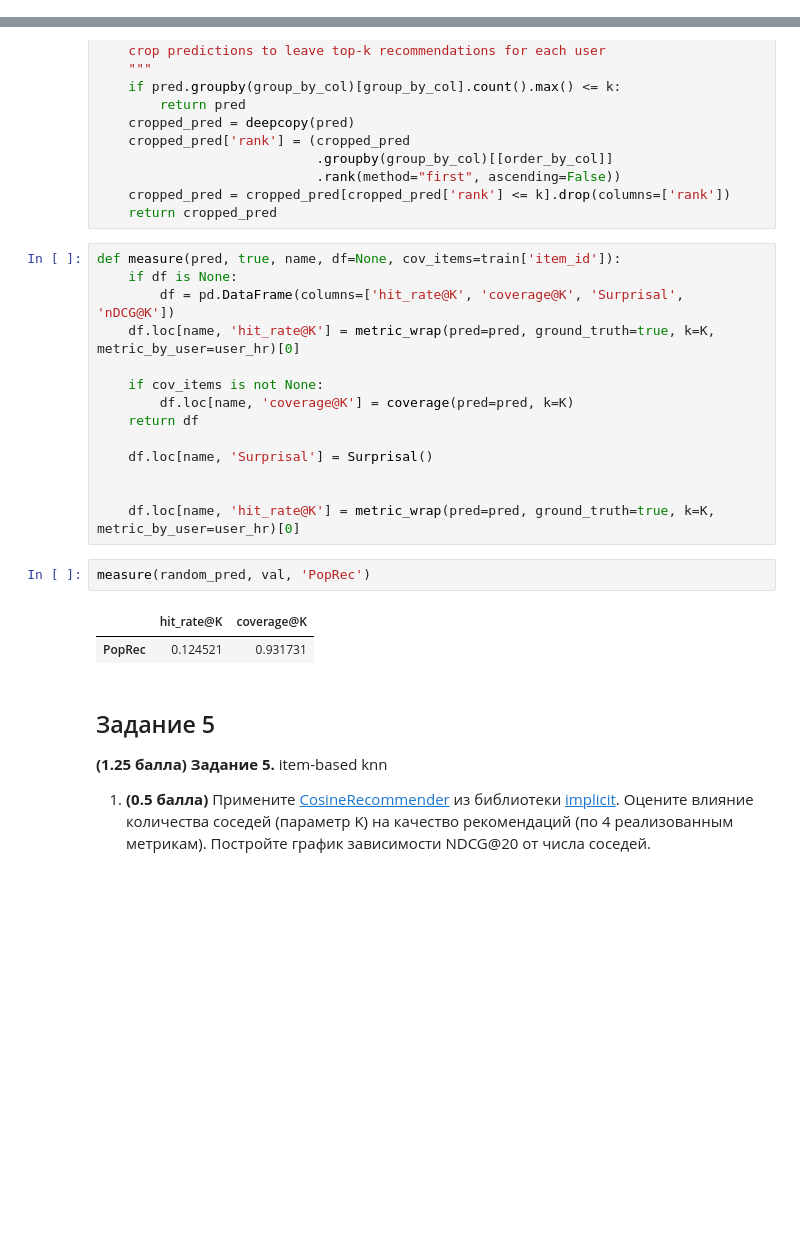
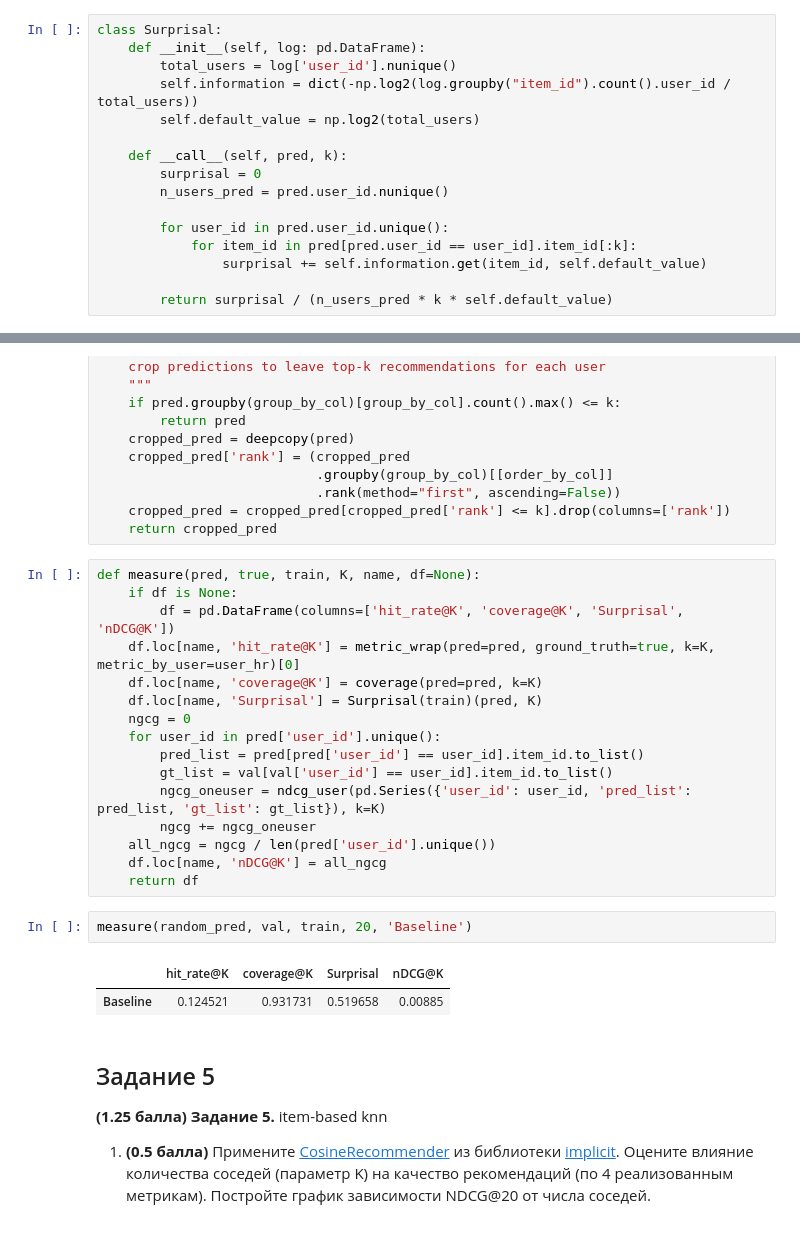
Before and after one commit to DlMarsh/RecSys-Homework, a Jupyter notebook: homeworks/hw_01/rs_hw01.ipynb, the cells around one changed output, grey strips where cells are left out. Cells and saved outputs as stored; diff of their text form; blank space fills up the shorter version.

```diff
--- a/homeworks/hw_01/rs_hw01.ipynb
+++ b/homeworks/hw_01/rs_hw01.ipynb
@@ -399,3 +382,19 @@ class Surprisal:
+# %%
+class Surprisal:
+    def __init__(self, log: pd.DataFrame):
+        total_users = log['user_id'].nunique()
+        self.information = dict(-np.log2(log.groupby("item_id").count().user_id / total_users))
+        self.default_value = np.log2(total_users)
+
+    def __call__(self, pred, k):
+        surprisal = 0
+        n_users_pred = pred.user_id.nunique()
+
+        for user_id in pred.user_id.unique():
+            for item_id in pred[pred.user_id == user_id].item_id[:k]:
+                surprisal += self.information.get(item_id, self.default_value)
+
+        return surprisal / (n_users_pred * k * self.default_value)
 # %%
 surp = Surprisal(pd.DataFrame({'user_id': [1, 2, 3, 3], 'item_id': [1, 2, 2, 3], 'relevance': [0.5, 0.1, 1., 0.1]}))
 assert math.isclose(surp(pd.DataFrame({'user_id': [1], 'item_id': [4], 'relevance': [0.5]}), k=1), 1)
@@ -464,24 +461,26 @@ def leave_top_k(pred: pd.DataFrame,
     cropped_pred = cropped_pred[cropped_pred['rank'] <= k].drop(columns=['rank'])
     return cropped_pred
 # %%
-def measure(pred, true, name, df=None, cov_items=train['item_id']):
+def measure(pred, true, train, K, name, df=None):
     if df is None:
         df = pd.DataFrame(columns=['hit_rate@K', 'coverage@K', 'Surprisal', 'nDCG@K'])
     df.loc[name, 'hit_rate@K'] = metric_wrap(pred=pred, ground_truth=true, k=K, metric_by_user=user_hr)[0]
-
-    if cov_items is not None:
-        df.loc[name, 'coverage@K'] = coverage(pred=pred, k=K)
+    df.loc[name, 'coverage@K'] = coverage(pred=pred, k=K)
+    df.loc[name, 'Surprisal'] = Surprisal(train)(pred, K)
+    ngcg = 0
+    for user_id in pred['user_id'].unique():
+        pred_list = pred[pred['user_id'] == user_id].item_id.to_list()
+        gt_list = val[val['user_id'] == user_id].item_id.to_list()
+        ngcg_oneuser = ndcg_user(pd.Series({'user_id': user_id, 'pred_list': pred_list, 'gt_list': gt_list}), k=K)
+        ngcg += ngcg_oneuser
+    all_ngcg = ngcg / len(pred['user_id'].unique())
+    df.loc[name, 'nDCG@K'] = all_ngcg
     return df
-
-    df.loc[name, 'Surprisal'] = Surprisal()
-
-
-    df.loc[name, 'hit_rate@K'] = metric_wrap(pred=pred, ground_truth=true, k=K, metric_by_user=user_hr)[0]
 # %%
-measure(random_pred, val, 'PopRec')
+measure(random_pred, val, train, 20, 'Baseline')
 # %% [output]
-|  | hit_rate@K | coverage@K |
-| PopRec | 0.124521 | 0.931731 |
+|  | hit_rate@K | coverage@K | Surprisal | nDCG@K |
+| Baseline | 0.124521 | 0.931731 | 0.519658 | 0.00885 |
 # %% [markdown]
 ## Задание 5
 **(1.25 балла) Задание 5.** item-based knn
```
Also changed, not shown: parts of 2 cells of this notebook.
